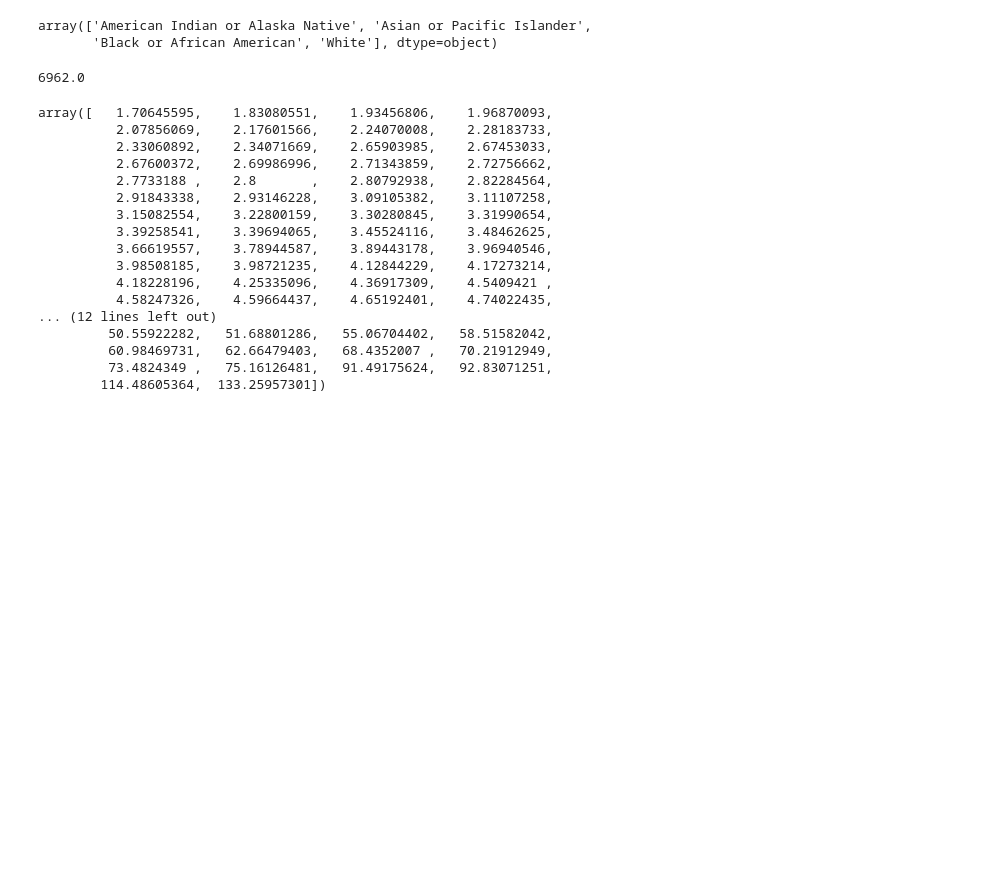
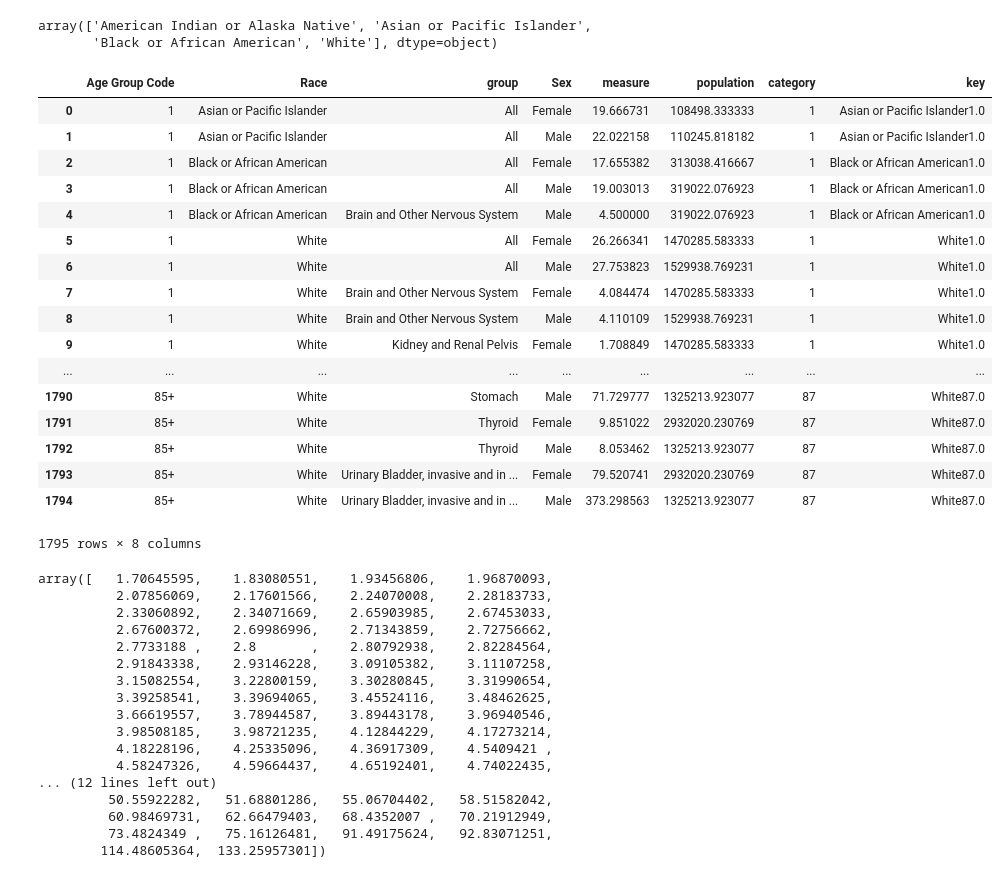
Before and after one commit to stuncyilmaz/stuncyilmaz.github.io, a Jupyter notebook: data_visualizations/project/project_report/read_data.ipynb, the cells around one changed output. Drawn from its saved outputs; the diff is of its cells as text; code cells hidden in the pictures; blank space fills up the shorter version.

```diff
--- a/data_visualizations/project/project_report/read_data.ipynb
+++ b/data_visualizations/project/project_report/read_data.ipynb
@@ -175,10 +181,25 @@ df_3.T.to_json('df_3_project.json')
 df_3.to_csv('df_3_project.csv')
-# %%
-# plt.plot(df_3.population)
-# plt.show()
-np.min(df_3.population)
-# %% [output]
-6962.0
+# %%
+df_3
+# %% [output]
+|  | Age Group Code | Race | group | Sex | measure | population | category | key |
+| 0 | 1 | Asian or Pacific Islander | All | Female | 19.666731 | 108498.333333 | 1 | Asian or Pacific Islander1.0 |
+| 1 | 1 | Asian or Pacific Islander | All | Male | 22.022158 | 110245.818182 | 1 | Asian or Pacific Islander1.0 |
+| 2 | 1 | Black or African American | All | Female | 17.655382 | 313038.416667 | 1 | Black or African American1.0 |
+| 3 | 1 | Black or African American | All | Male | 19.003013 | 319022.076923 | 1 | Black or African American1.0 |
+| 4 | 1 | Black or African American | Brain and Other Nervous System | Male | 4.500000 | 319022.076923 | 1 | Black or African American1.0 |
+| 5 | 1 | White | All | Female | 26.266341 | 1470285.583333 | 1 | White1.0 |
+| 6 | 1 | White | All | Male | 27.753823 | 1529938.769231 | 1 | White1.0 |
+| 7 | 1 | White | Brain and Other Nervous System | Female | 4.084474 | 1470285.583333 | 1 | White1.0 |
+| 8 | 1 | White | Brain and Other Nervous System | Male | 4.110109 | 1529938.769231 | 1 | White1.0 |
+| 9 | 1 | White | Kidney and Renal Pelvis | Female | 1.708849 | 1470285.583333 | 1 | White1.0 |
+| ... | ... | ... | ... | ... | ... | ... | ... | ... |
+| 1790 | 85+ | White | Stomach | Male | 71.729777 | 1325213.923077 | 87 | White87.0 |
+| 1791 | 85+ | White | Thyroid | Female | 9.851022 | 2932020.230769 | 87 | White87.0 |
+| 1792 | 85+ | White | Thyroid | Male | 8.053462 | 1325213.923077 | 87 | White87.0 |
+| 1793 | 85+ | White | Urinary Bladder, invasive and in ... | Female | 79.520741 | 2932020.230769 | 87 | White87.0 |
+| 1794 | 85+ | White | Urinary Bladder, invasive and in ... | Male | 373.298563 | 1325213.923077 | 87 | White87.0 |
+1795 rows × 8 columns
 # %%
 
 np.sort(df_3[df_3.group=='Leukemias']['measure'])
```
Also changed, not shown: parts of 5 cells of this notebook, 4 other files.
